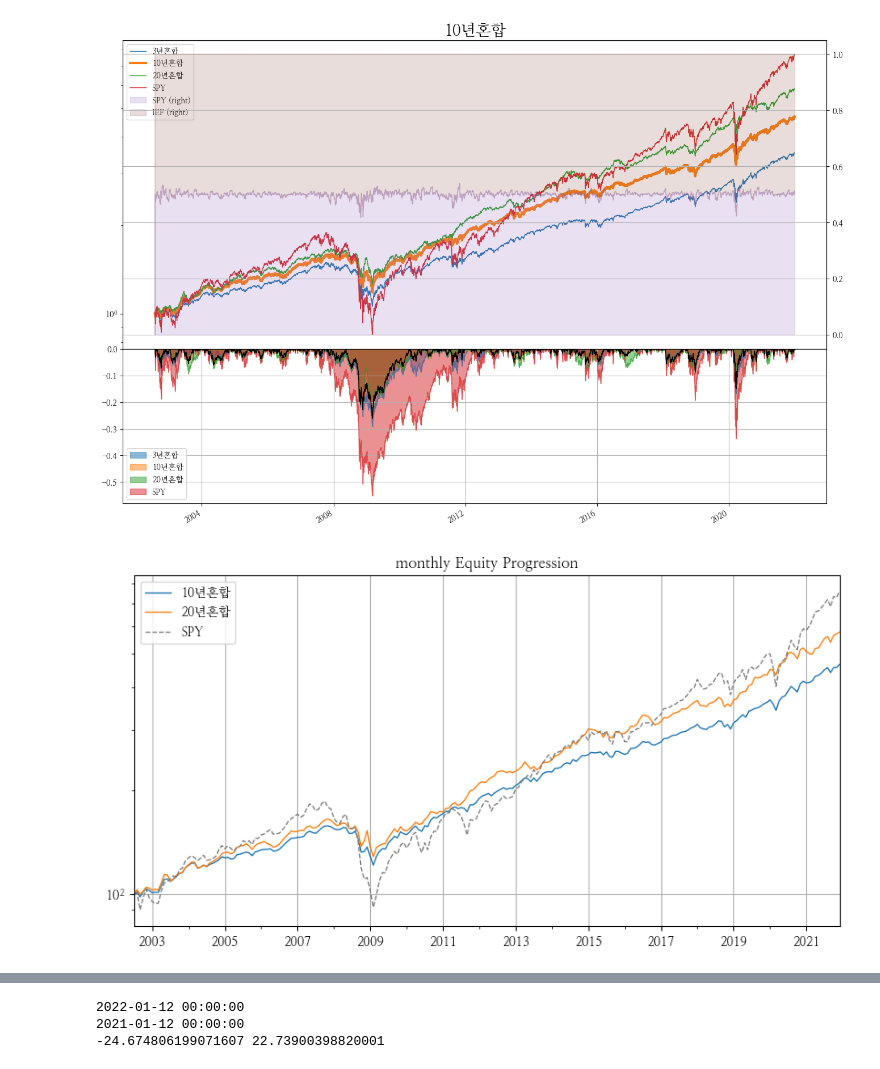
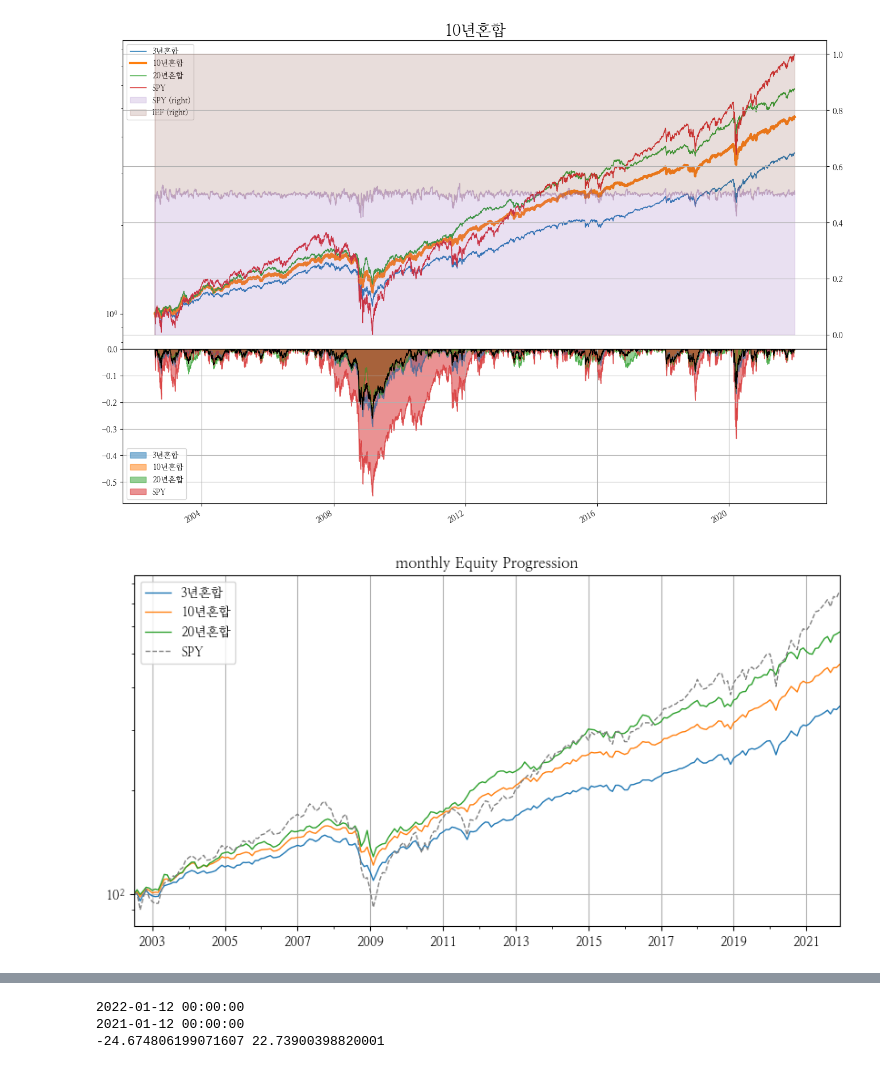
Before and after one commit to hermian/startetf, a Jupyter notebook: 2.15_주식_채권_혼합_미국.ipynb, the cells around one changed output, grey strips where cells are left out. Cells and saved outputs as stored; diff of their text form; code cells hidden in the pictures.

```diff
--- a/2.15_주식_채권_혼합_미국.ipynb
+++ b/2.15_주식_채권_혼합_미국.ipynb
@@ -138,12 +138,12 @@ plot_assets(r_all, '2002', '2021', '10년혼합')
 # %% [output]
 [figure]
 # %%
-r = bt.run(bt_spy_ief, bt_spy_tlt)
+r = bt.run(bt_spy_shy, bt_spy_ief, bt_spy_tlt)
 r_spy = bt.run(bt_spy)
 ax1 = r.plot(freq='M', logy=True, figsize=(10,5));
 r_spy.plot(freq='M', ls='--', ax=ax1, color='grey', logy=True, figsize=(10,5));
 # %% [output]
-[figure, old version]
+[figure, new version]
 # %%
 cm = 투자진입시점별CAGRMDD(bt_spy_ief, "10년혼합")
 cm.describe()
```
Also changed, not shown: parts of 5 cells of this notebook, 1 other file.
